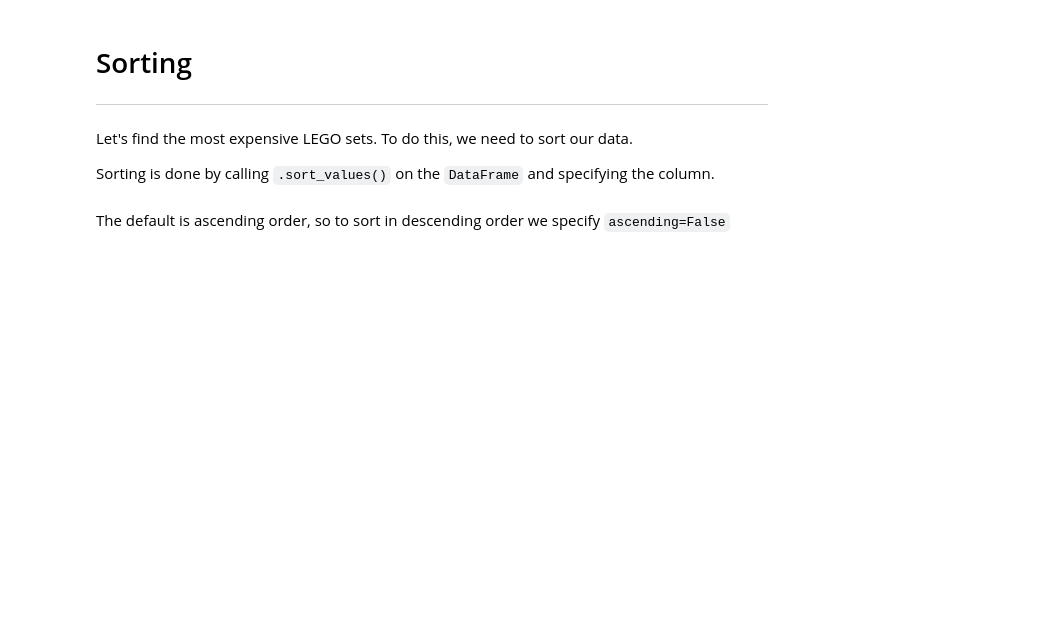
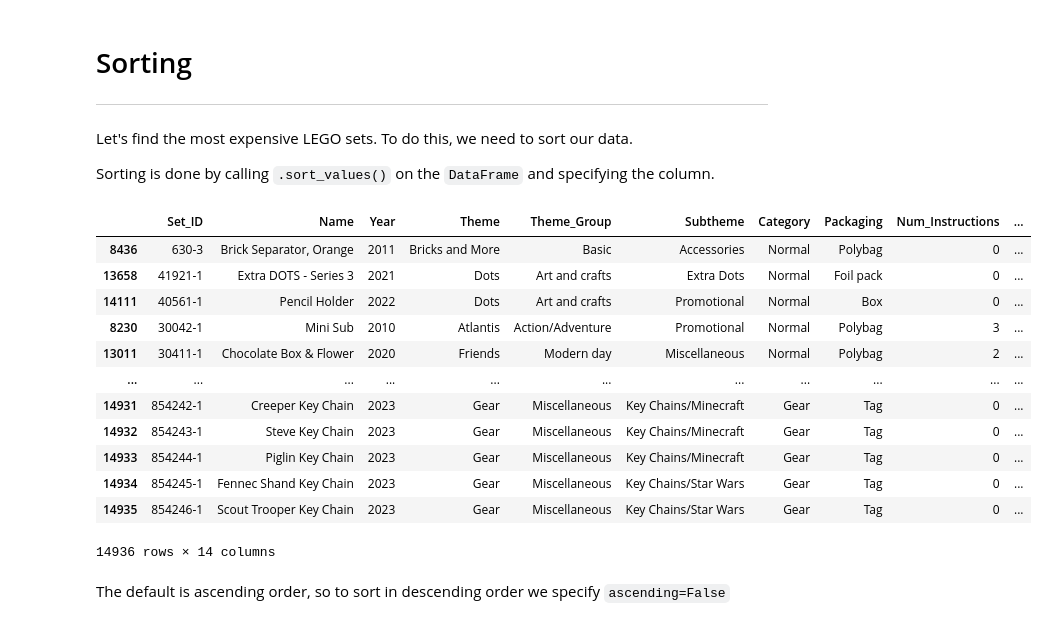
Before and after one commit to naserhusovic-droid/intro-to-eda-and-pandas, a Jupyter notebook: 03-eda-with-pandas/03-eda-with-pandas.ipynb, the cells around one changed output. Saved outputs shown, nothing was run; the diff lists cells and outputs as text; code cells hidden in the pictures; blank space fills up the shorter version.

```diff
--- a/03-eda-with-pandas/03-eda-with-pandas.ipynb
+++ b/03-eda-with-pandas/03-eda-with-pandas.ipynb
@@ -342,5 +403,21 @@ lego[(lego["Age"] < 10) | (lego["Theme"] == "Star Wars")]
 Let's find the most expensive LEGO sets. To do this, we need to sort our data.
 
 Sorting is done by calling `.sort_values()` on the `DataFrame` and specifying the column.
+# %%
+lego_df.sort_values("Current_Price")
+# %% [output]
+|  | Set_ID | Name | Year | Theme | Theme_Group | Subtheme | Category | Packaging | Num_Instructions | ... |
+| 8436 | 630-3 | Brick Separator, Orange | 2011 | Bricks and More | Basic | Accessories | Normal | Polybag | 0 | ... |
+| 13658 | 41921-1 | Extra DOTS - Series 3 | 2021 | Dots | Art and crafts | Extra Dots | Normal | Foil pack | 0 | ... |
+| 14111 | 40561-1 | Pencil Holder | 2022 | Dots | Art and crafts | Promotional | Normal | Box | 0 | ... |
+| 8230 | 30042-1 | Mini Sub | 2010 | Atlantis | Action/Adventure | Promotional | Normal | Polybag | 3 | ... |
+| 13011 | 30411-1 | Chocolate Box & Flower | 2020 | Friends | Modern day | Miscellaneous | Normal | Polybag | 2 | ... |
+| ... | ... | ... | ... | ... | ... | ... | ... | ... | ... | ... |
+| 14931 | 854242-1 | Creeper Key Chain | 2023 | Gear | Miscellaneous | Key Chains/Minecraft | Gear | Tag | 0 | ... |
+| 14932 | 854243-1 | Steve Key Chain | 2023 | Gear | Miscellaneous | Key Chains/Minecraft | Gear | Tag | 0 | ... |
+| 14933 | 854244-1 | Piglin Key Chain | 2023 | Gear | Miscellaneous | Key Chains/Minecraft | Gear | Tag | 0 | ... |
+| 14934 | 854245-1 | Fennec Shand Key Chain | 2023 | Gear | Miscellaneous | Key Chains/Star Wars | Gear | Tag | 0 | ... |
+| 14935 | 854246-1 | Scout Trooper Key Chain | 2023 | Gear | Miscellaneous | Key Chains/Star Wars | Gear | Tag | 0 | ... |
+14936 rows × 14 columns
 # %% [markdown]
 The default is ascending order, so to sort in descending order we specify `ascending=False`
```
Also changed, not shown: parts of 12 cells of this notebook.
